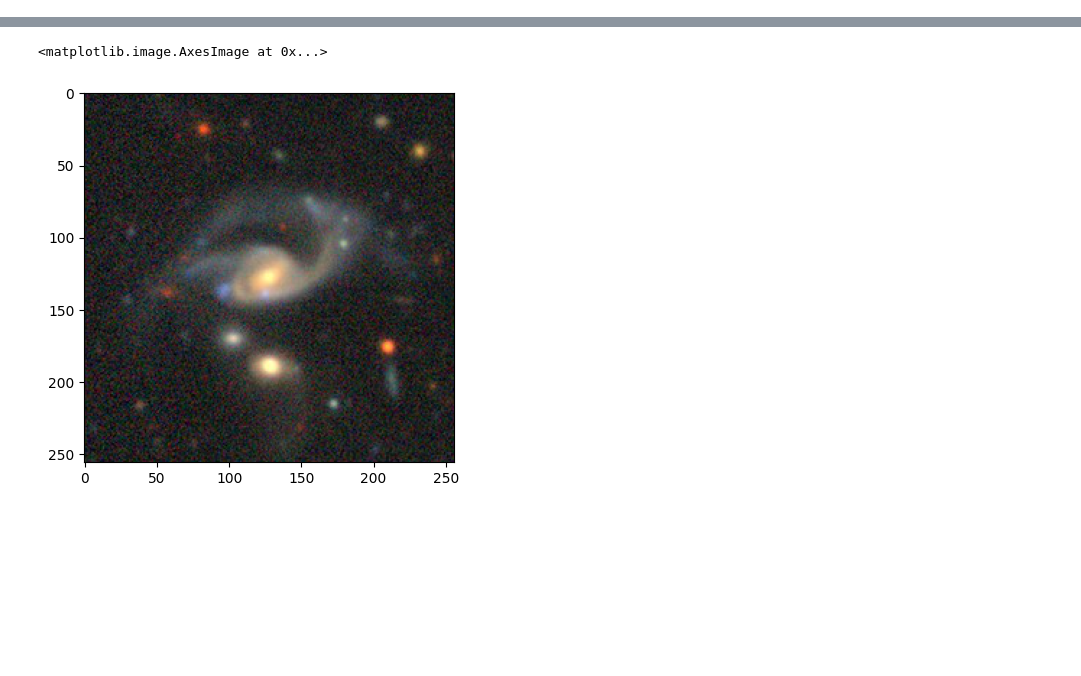
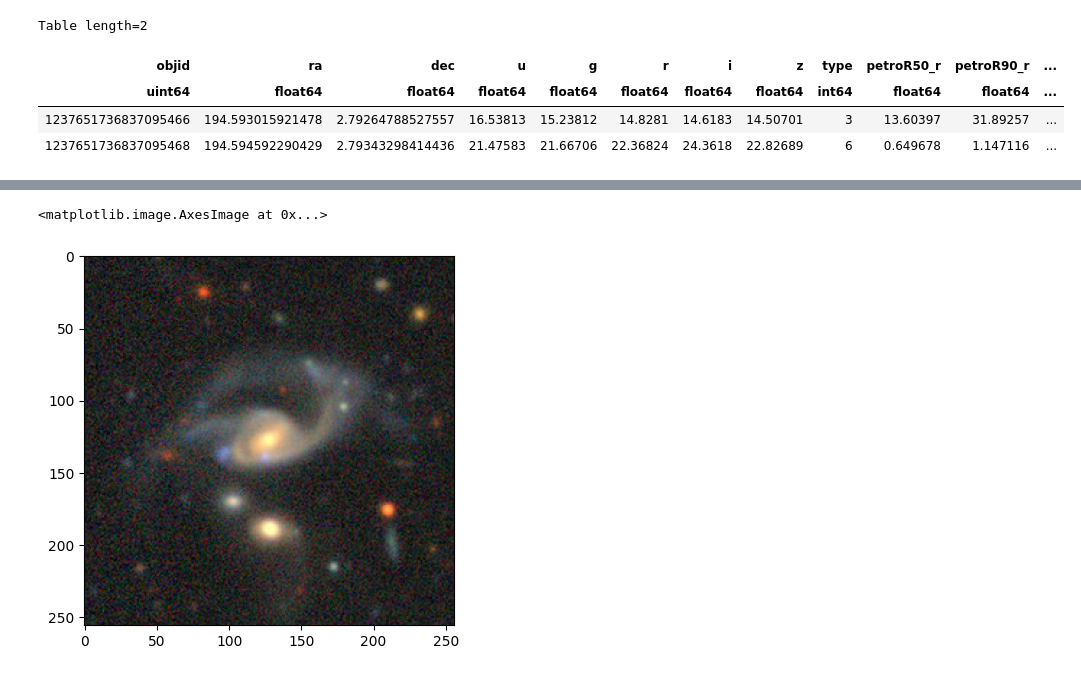
Before and after one commit to DenysGolub/Galaxy-Classification, a Jupyter notebook: notebooks/gather_metadata.ipynb, the cells around one changed output, grey strips where cells are left out. Cells and saved outputs as stored; diff of their text form; code cells hidden in the pictures; blank space fills up the shorter version.

```diff
--- a/notebooks/gather_metadata.ipynb
+++ b/notebooks/gather_metadata.ipynb
@@ -89,3 +395,11 @@ fiberID: 548
+# %%
+phot_result
+# %% [output]
+Table length=2
+| objid | ra | dec | u | g | r | i | z | type | petroR50_r | petroR90_r | ... |
+| uint64 | float64 | float64 | float64 | float64 | float64 | float64 | float64 | int64 | float64 | float64 | ... |
+| 1237651736837095466 | 194.593015921478 | 2.79264788527557 | 16.53813 | 15.23812 | 14.8281 | 14.6183 | 14.50701 | 3 | 13.60397 | 31.89257 | ... |
+| 1237651736837095468 | 194.594592290429 | 2.79343298414436 | 21.47583 | 21.66706 | 22.36824 | 24.3618 | 22.82689 | 6 | 0.649678 | 1.147116 | ... |
 # %%
 query = "SELECT TOP 10 * FROM PhotoObjAll WHERE objid = {}".format(metadata.get("phot_objid", 50))
 all_fields = SDSS.query_sql(query)
```
Also changed, not shown: parts of 24 cells of this notebook, 16 other files.
